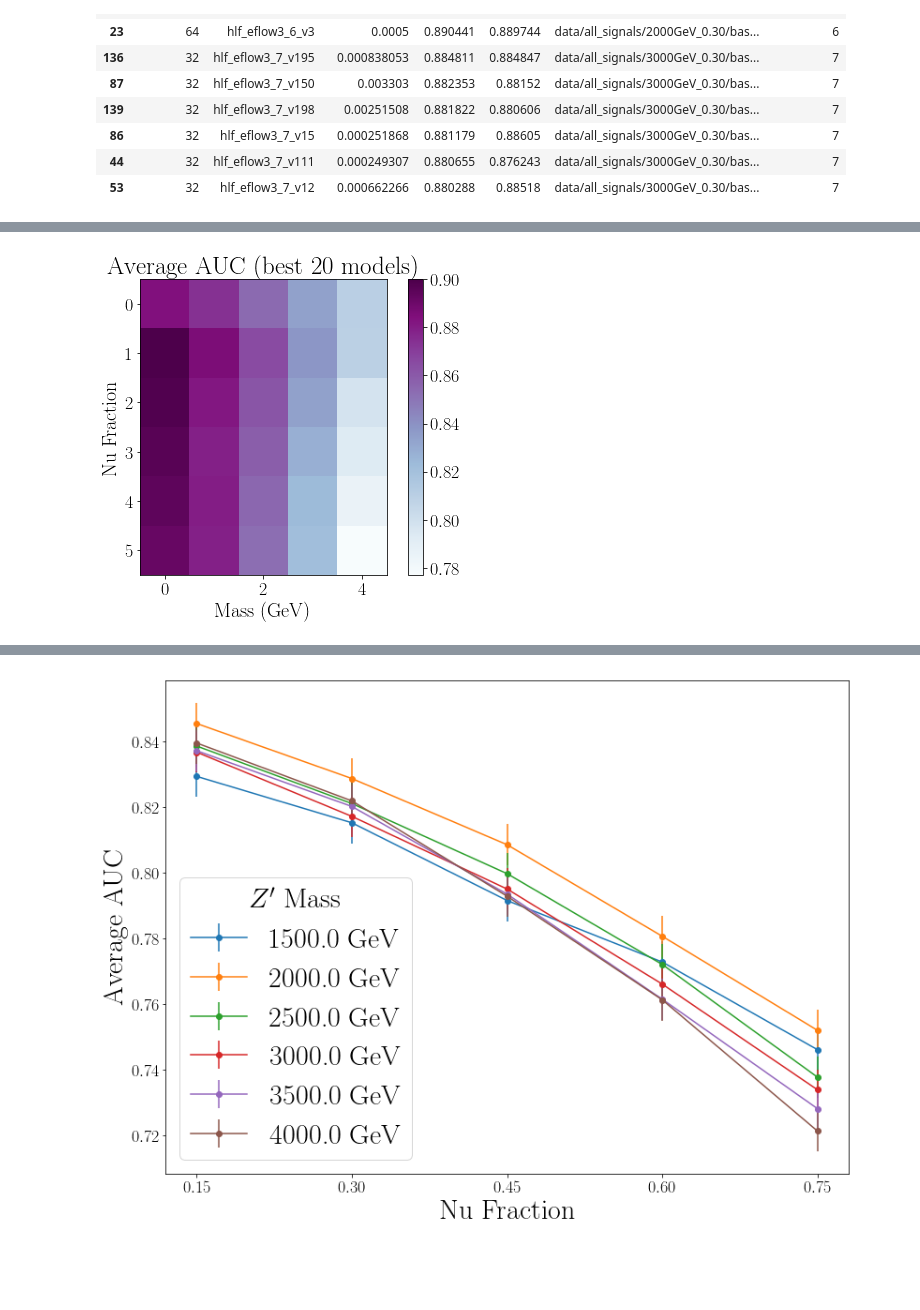
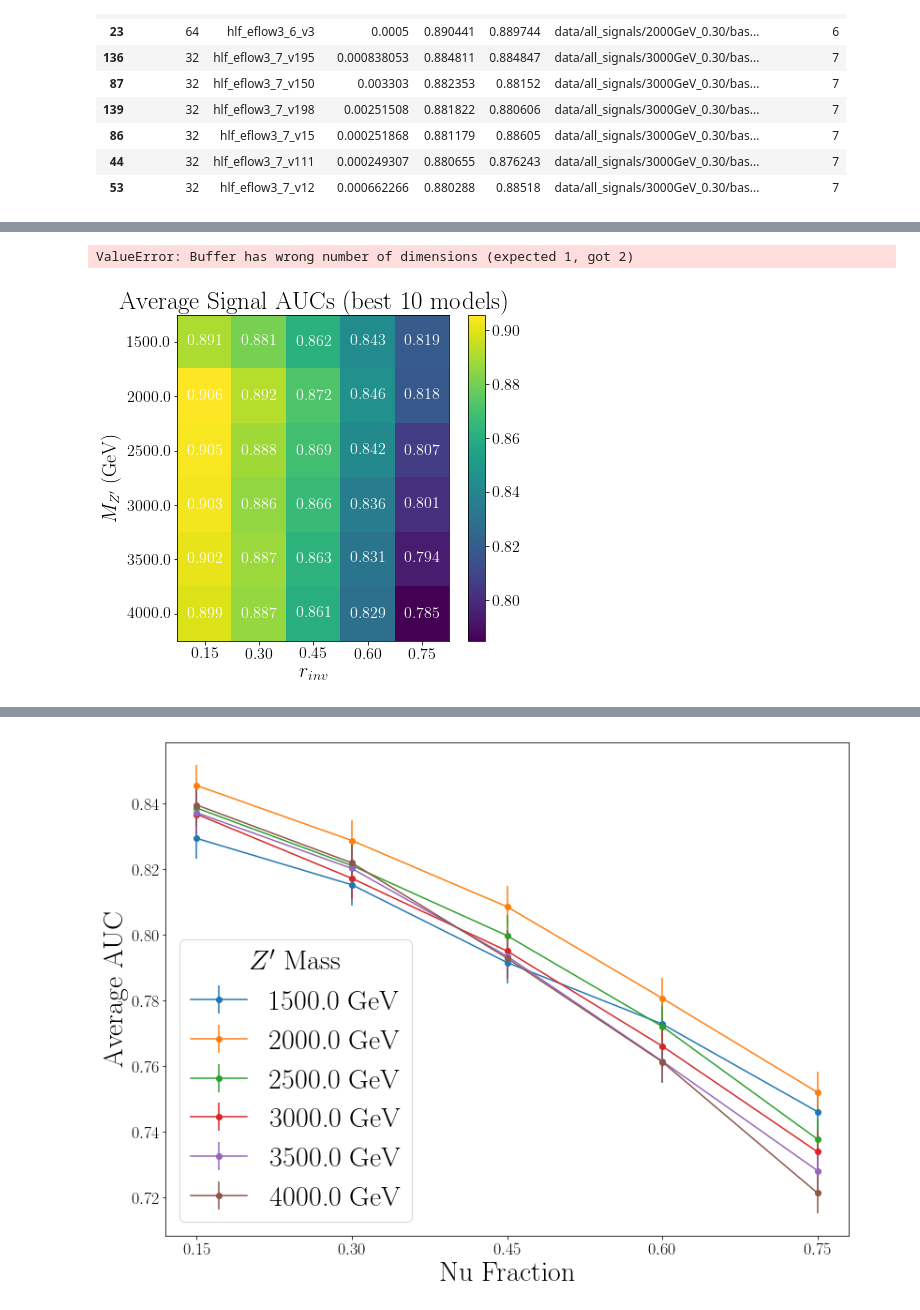
Before and after one commit to luclepot/SVJ, a Jupyter notebook: newplots.ipynb, the cells around one changed output, grey strips where cells are left out. Cells and saved outputs as stored; diff of their text form; code cells hidden in the pictures; blank space fills up the shorter version.

Commit message:
match style of plots with annapaola, ready for her json files

```diff
--- a/newplots.ipynb
+++ b/newplots.ipynb
@@ -51,15 +73,38 @@ l0 = l.pivot('mass_nu_ratio', 'name', 'auc')
+# %%
+l0.iloc[:,np.argsort(l0)]
+# %% [output]
+ValueError: Buffer has wrong number of dimensions (expected 1, got 2)
 # %%
-n = 20
-lp = l0.iloc[:,np.argsort(l0.mean()).values[::-1][:n]].mean(axis=1).to_frame().reset_index().rename(columns={0: 'auc'})
+n = 10
+do_max = 0
+
+lp = None
+if do_max:
+    lp = l0.max(axis=1).to_frame().reset_index().rename(columns={0:'auc'})
+else:
+    lp = l0.iloc[:,np.argsort(l0.mean()).values[::-1][:n]].mean(axis=1).to_frame().reset_index().rename(columns={0: 'auc'})
+
 lp['mass'] = lp.mass_nu_ratio.apply(lambda x: x[0])
 lp['nu'] = lp.mass_nu_ratio.apply(lambda x: x[1])
+lp = lp.drop('mass_nu_ratio', axis=1).pivot('mass','nu',  'auc')
+
 plt.figure(figsize=(6.9,6))
-lp = lp.drop('mass_nu_ratio', axis=1).pivot('mass','nu', 'auc')
-plt.imshow(lp, vmax=.9, cmap='BuPu')
+
+plt.imshow(lp)
 plt.colorbar()
-plt.title('Average AUC (best {} models)'.format(n), fontsize=25)
-plt.xlabel('Mass (GeV)', fontsize=20)
-plt.ylabel('Nu Fraction', fontsize=20)
+plt.xticks(np.arange(0,5,1), map(lambda x: '{:.2f}'.format(x), np.unique(lp.columns)))
+plt.yticks(np.arange(0,6,1), np.unique(lp.index))
+if n < 2:
+    plt.title('Signal AUCs (best autoencoder)')
+else:
+    plt.title('Average Signal AUCs (best {} models)'.format(n), fontsize=25)
+plt.ylabel(r'$M_{Z^\prime}$ (GeV)', fontsize=20)
+plt.xlabel(r'$r_{inv}$', fontsize=20)
+
+for mi,(mass,row) in enumerate(lp.iterrows()):
+    for ni,(nu,auc) in enumerate(row.iteritems()):
+        plt.text(ni, mi, '{:.3f}'.format(auc), ha="center", va="center", color="w")
+
 plt.show()
 # %% [output]
-[figure, old version]
+[figure, new version]
```
Also changed, not shown: parts of 2 cells of this notebook, 1 other file.
